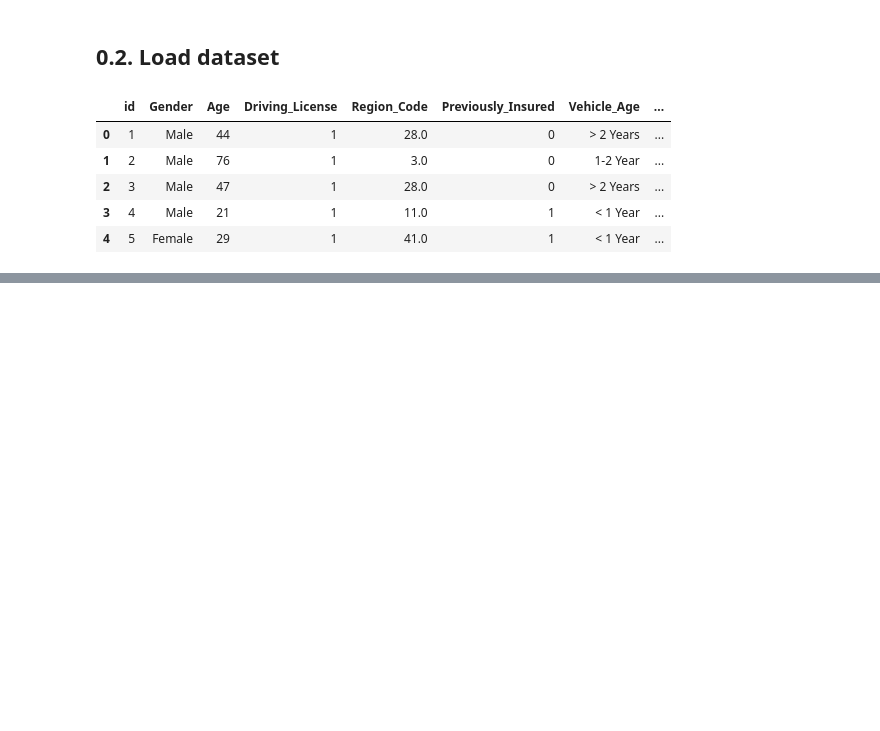
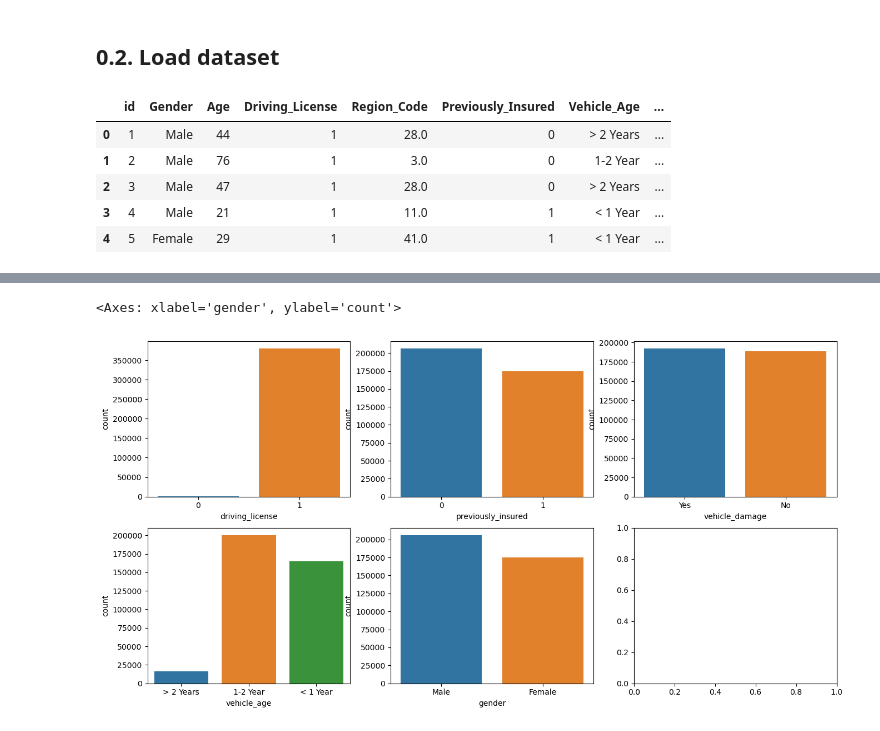
Before and after one commit to leoalvessantana/Project-Health-Insurance-Cross-Sell, a Jupyter notebook: Notebook.ipynb, the cells around one changed output, grey strips where cells are left out. Drawn from its saved outputs; the diff is of its cells as text; code cells hidden in the pictures; blank space fills up the shorter version.

```diff
--- a/Notebook.ipynb
+++ b/Notebook.ipynb
@@ -32,0 +160,11 @@ data.head()
+# %%
+fig, axs = plt.subplots(ncols = 3, nrows = 2, figsize = (16, 8))
+
+sns.countplot(x = 'driving_license', data = df1, ax=axs[0][0])
+sns.countplot(x = 'previously_insured', data = df1, ax=axs[0][1])
+sns.countplot(x = 'vehicle_damage', data = df1, ax=axs[0][2])
+sns.countplot(x = 'vehicle_age', data = df1, ax=axs[1][0])
+sns.countplot(x = 'gender', data = df1, ax=axs[1][1])
+# %% [output]
+<Axes: xlabel='gender', ylabel='count'>
+[figure, added]
```
Also changed, not shown: parts of 26 cells of this notebook.
